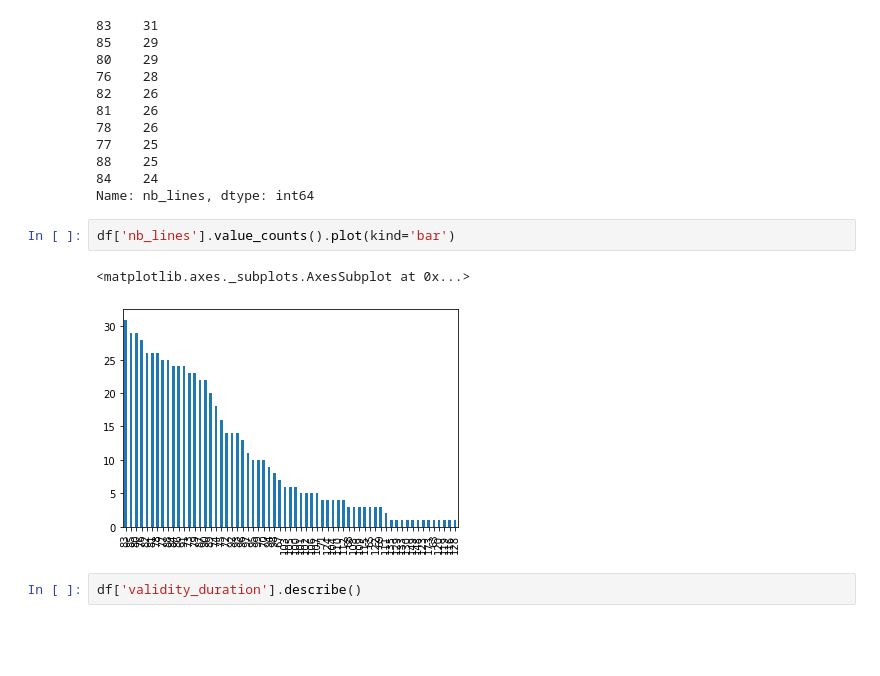
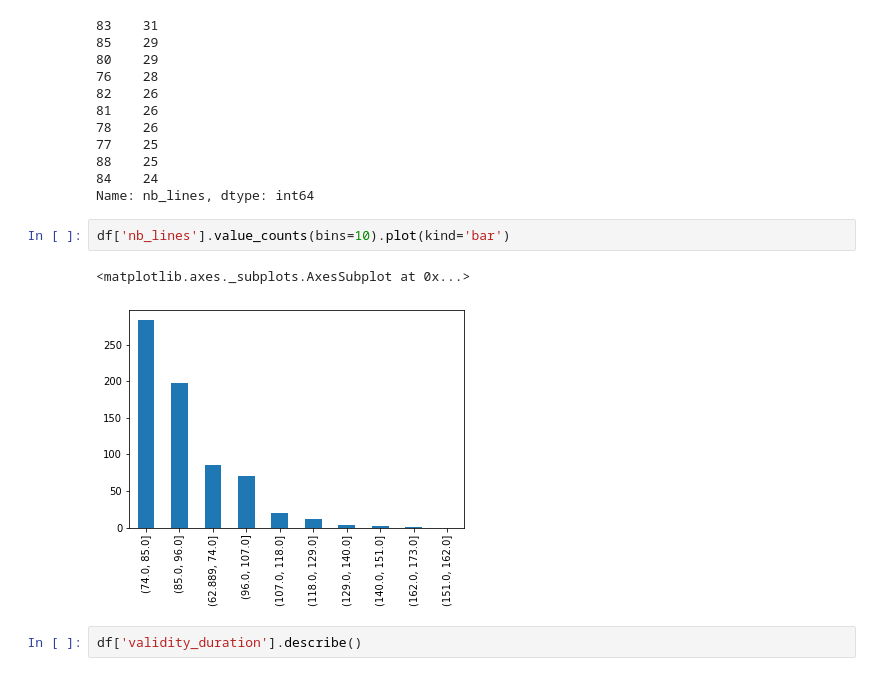
Before and after one commit to cvirginie/HumanMatters, a Jupyter notebook: HumanMatters.ipynb, the cells around one changed output. Drawn from its saved outputs; the diff is of its cells as text; blank space fills up the shorter version.

```diff
--- a/HumanMatters.ipynb
+++ b/HumanMatters.ipynb
@@ -357,10 +399,10 @@ df['nb_lines'].value_counts().head(10)
 84    24
 Name: nb_lines, dtype: int64
 # %%
-df['nb_lines'].value_counts().plot(kind='bar')
+df['nb_lines'].value_counts(bins=10).plot(kind='bar')
 # %% [output]
 <matplotlib.axes._subplots.AxesSubplot at 0x...>
-[figure, old version]
+[figure, new version]
 # %%
 df['validity_duration'].describe()
 # %% [output]
```
Also changed, not shown: parts of 39 cells of this notebook.
